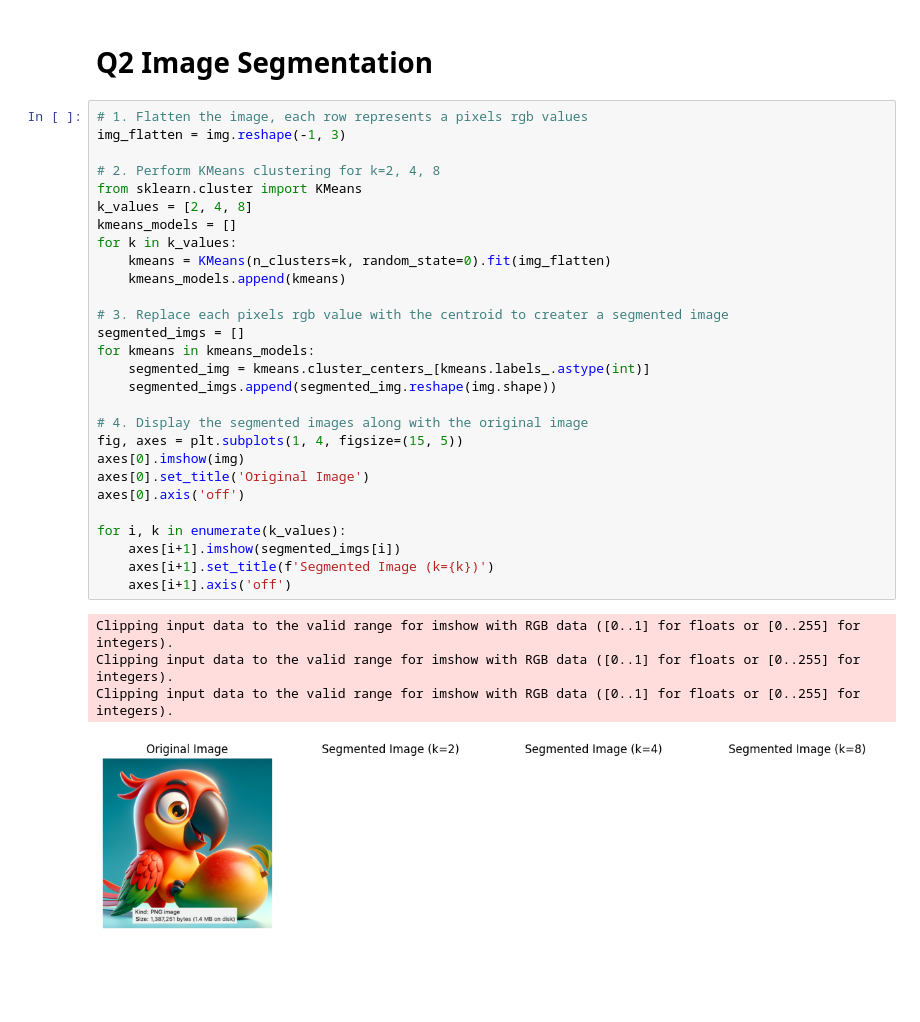
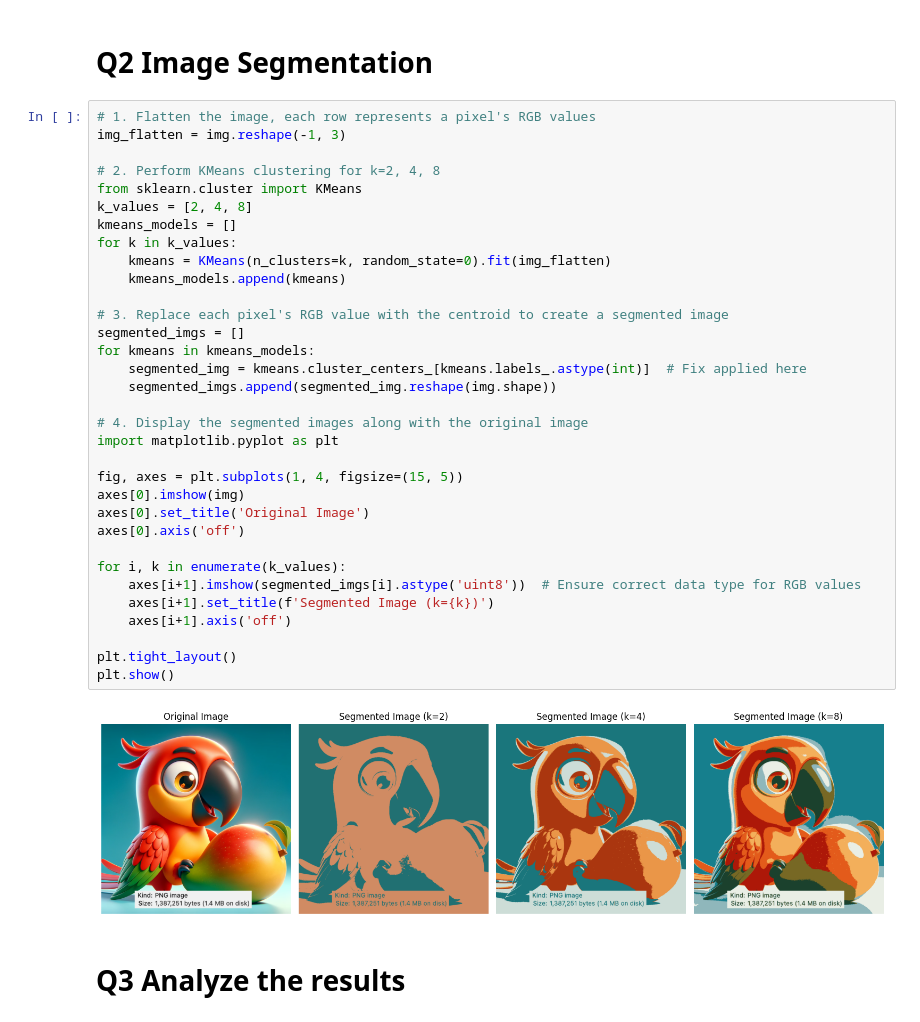
Before and after one commit to augustkl/Advanced-Probebalistic-Machine-Learning, a Jupyter notebook: A6/E3.ipynb, the cells around one changed output. Cells and saved outputs as stored; diff of their text form; blank space fills up the shorter version.

```diff
--- a/A6/E3.ipynb
+++ b/A6/E3.ipynb
@@ -16,35 +16,39 @@ plt.show()
 # %% [markdown]
 # Q2 Image Segmentation
 # %%
-# 1. Flatten the image, each row represents a pixels rgb values
+# 1. Flatten the image, each row represents a pixel's RGB values
 img_flatten = img.reshape(-1, 3)
 
 # 2. Perform KMeans clustering for k=2, 4, 8
 from sklearn.cluster import KMeans
 k_values = [2, 4, 8]
 kmeans_models = []
 for k in k_values:
     kmeans = KMeans(n_clusters=k, random_state=0).fit(img_flatten)
     kmeans_models.append(kmeans)
 
-# 3. Replace each pixels rgb value with the centroid to creater a segmented image
+# 3. Replace each pixel's RGB value with the centroid to create a segmented image
 segmented_imgs = []
 for kmeans in kmeans_models:
-    segmented_img = kmeans.cluster_centers_[kmeans.labels_.astype(int)]
+    segmented_img = kmeans.cluster_centers_[kmeans.labels_.astype(int)]  # Fix applied here
     segmented_imgs.append(segmented_img.reshape(img.shape))
 
 # 4. Display the segmented images along with the original image
+import matplotlib.pyplot as plt
+
 fig, axes = plt.subplots(1, 4, figsize=(15, 5))
 axes[0].imshow(img)
 axes[0].set_title('Original Image')
 axes[0].axis('off')
 
 for i, k in enumerate(k_values):
-    axes[i+1].imshow(segmented_imgs[i])
+    axes[i+1].imshow(segmented_imgs[i].astype('uint8'))  # Ensure correct data type for RGB values
     axes[i+1].set_title(f'Segmented Image (k={k})')
     axes[i+1].axis('off')
+
+plt.tight_layout()
+plt.show()
 # %% [output]
-Clipping input data to the valid range for imshow with RGB data ([0..1] for floats or [0..255] for integers).
-Clipping input data to the valid range for imshow with RGB data ([0..1] for floats or [0..255] for integers).
-Clipping input data to the valid range for imshow with RGB data ([0..1] for floats or [0..255] for integers).
-[figure, old version]
+[figure, new version]
+# %% [markdown]
+# Q3 Analyze the results
```
Also changed, not shown: parts of 1 cell of this notebook, 3 other files.
